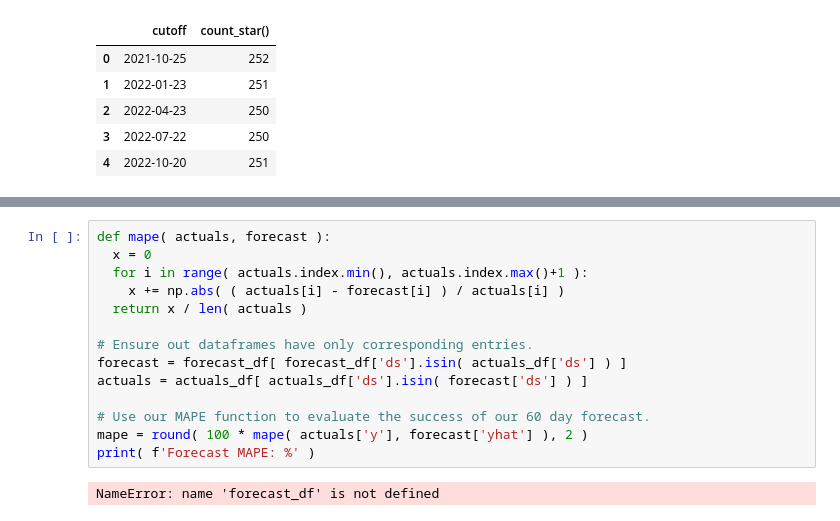
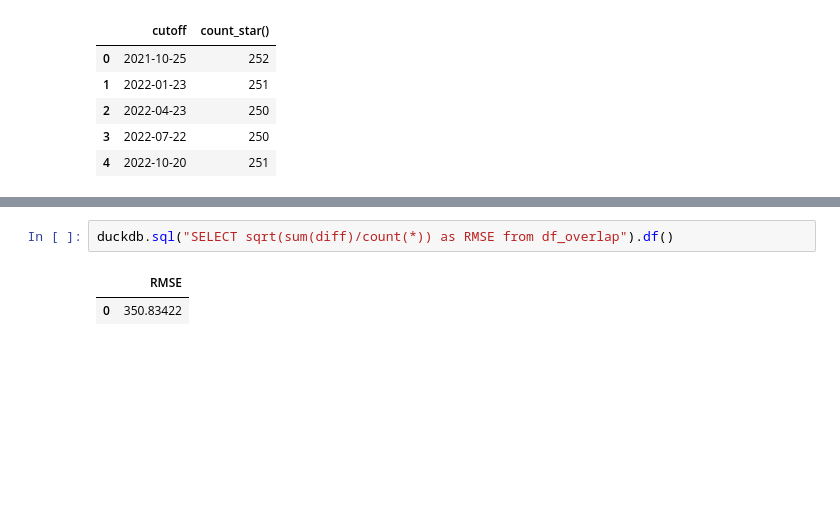
Before and after one commit to evanvolgas/arapbi, a Jupyter notebook: analysis/prophet.ipynb, the cells around one changed output, grey strips where cells are left out. Drawn from its saved outputs; the diff is of its cells as text; blank space fills up the shorter version.

Commit message:
rmse of phopet and expoential growth

```diff
--- a/analysis/prophet.ipynb
+++ b/analysis/prophet.ipynb
@@ -248,16 +235,5 @@ df_cv[df_cv.cutoff=="2022-10-20"]
-# %%
-def mape( actuals, forecast ):
-  x = 0
-  for i in range( actuals.index.min(), actuals.index.max()+1 ):
-    x += np.abs( ( actuals[i] - forecast[i] ) / actuals[i] )
-  return x / len( actuals )
-
-# Ensure out dataframes have only corresponding entries.
-forecast = forecast_df[ forecast_df['ds'].isin( actuals_df['ds'] ) ]
-actuals = actuals_df[ actuals_df['ds'].isin( forecast['ds'] ) ]
-
-# Use our MAPE function to evaluate the success of our 60 day forecast.
-mape = round( 100 * mape( actuals['y'], forecast['yhat'] ), 2 )
-print( f'Forecast MAPE: %' )
-# %% [output]
-NameError: name 'forecast_df' is not defined
+# %%
+duckdb.sql("SELECT sqrt(sum(diff)/count(*)) as RMSE from df_overlap").df()
+# %% [output]
+|  | RMSE |
+| 0 | 350.83422 |
```
Also changed, not shown: parts of 1 cell of this notebook.
